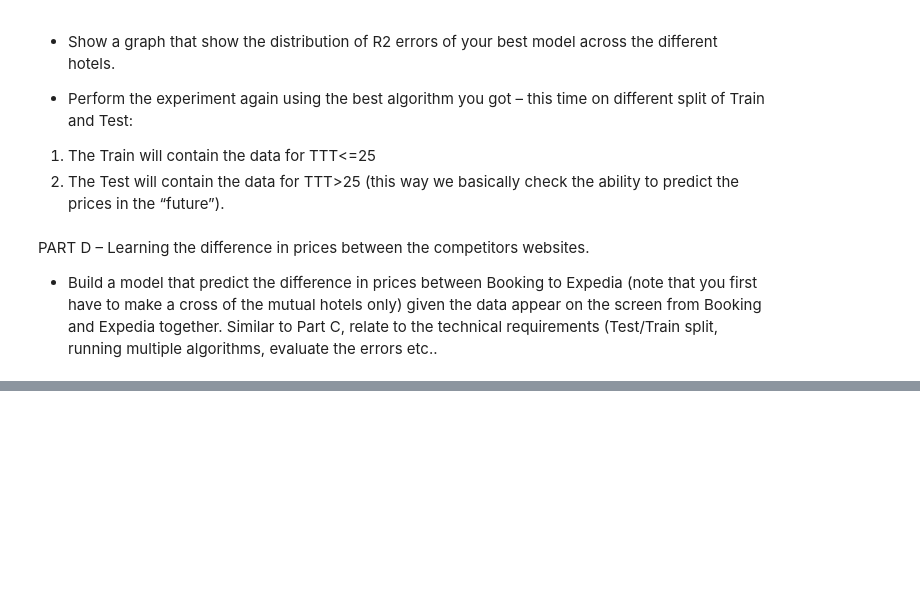
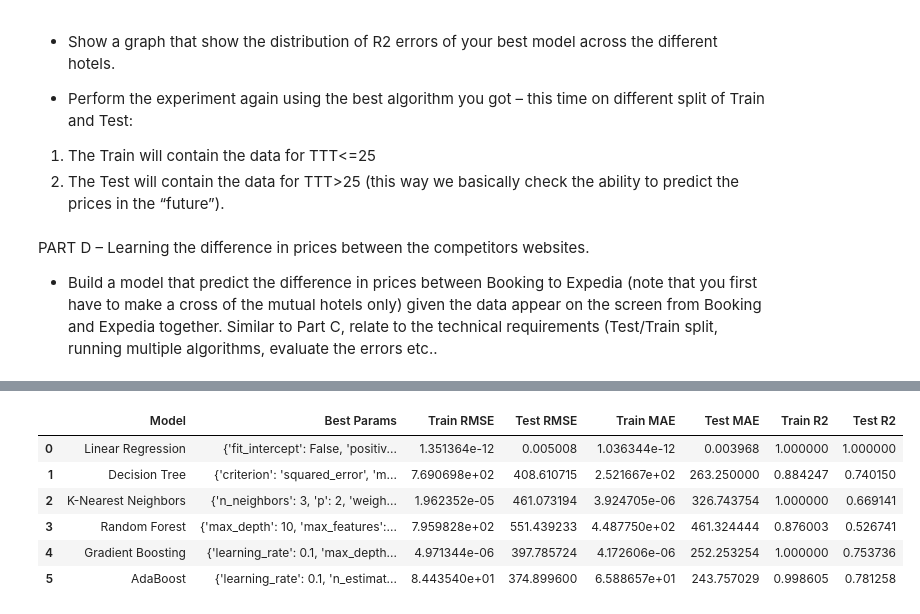
Before and after one commit to estivengrx/Freelancer-2, a Jupyter notebook: booking-expedia-project/main.ipynb, the cells around one changed output, grey strips where cells are left out. Drawn from its saved outputs; the diff is of its cells as text; code cells hidden in the pictures; blank space fills up the shorter version.

```diff
--- a/booking-expedia-project/main.ipynb
+++ b/booking-expedia-project/main.ipynb
@@ -936,0 +1027,10 @@ See the caveats in the documentation: https://pandas.pydata.org/pandas-docs/stab
+# %%
+results_df
+# %% [output]
+|  | Model | Best Params | Train RMSE | Test RMSE | Train MAE | Test MAE | Train R2 | Test R2 |
+| 0 | Linear Regression | {'fit_intercept': False, 'positiv... | 1.351364e-12 | 0.005008 | 1.036344e-12 | 0.003968 | 1.000000 | 1.000000 |
+| 1 | Decision Tree | {'criterion': 'squared_error', 'm... | 7.690698e+02 | 408.610715 | 2.521667e+02 | 263.250000 | 0.884247 | 0.740150 |
+| 2 | K-Nearest Neighbors | {'n_neighbors': 3, 'p': 2, 'weigh... | 1.962352e-05 | 461.073194 | 3.924705e-06 | 326.743754 | 1.000000 | 0.669141 |
+| 3 | Random Forest | {'max_depth': 10, 'max_features':... | 7.959828e+02 | 551.439233 | 4.487750e+02 | 461.324444 | 0.876003 | 0.526741 |
+| 4 | Gradient Boosting | {'learning_rate': 0.1, 'max_depth... | 4.971344e-06 | 397.785724 | 4.172606e-06 | 252.253254 | 1.000000 | 0.753736 |
+| 5 | AdaBoost | {'learning_rate': 0.1, 'n_estimat... | 8.443540e+01 | 374.899600 | 6.588657e+01 | 243.757029 | 0.998605 | 0.781258 |
```
Also changed, not shown: parts of 19 cells of this notebook.
